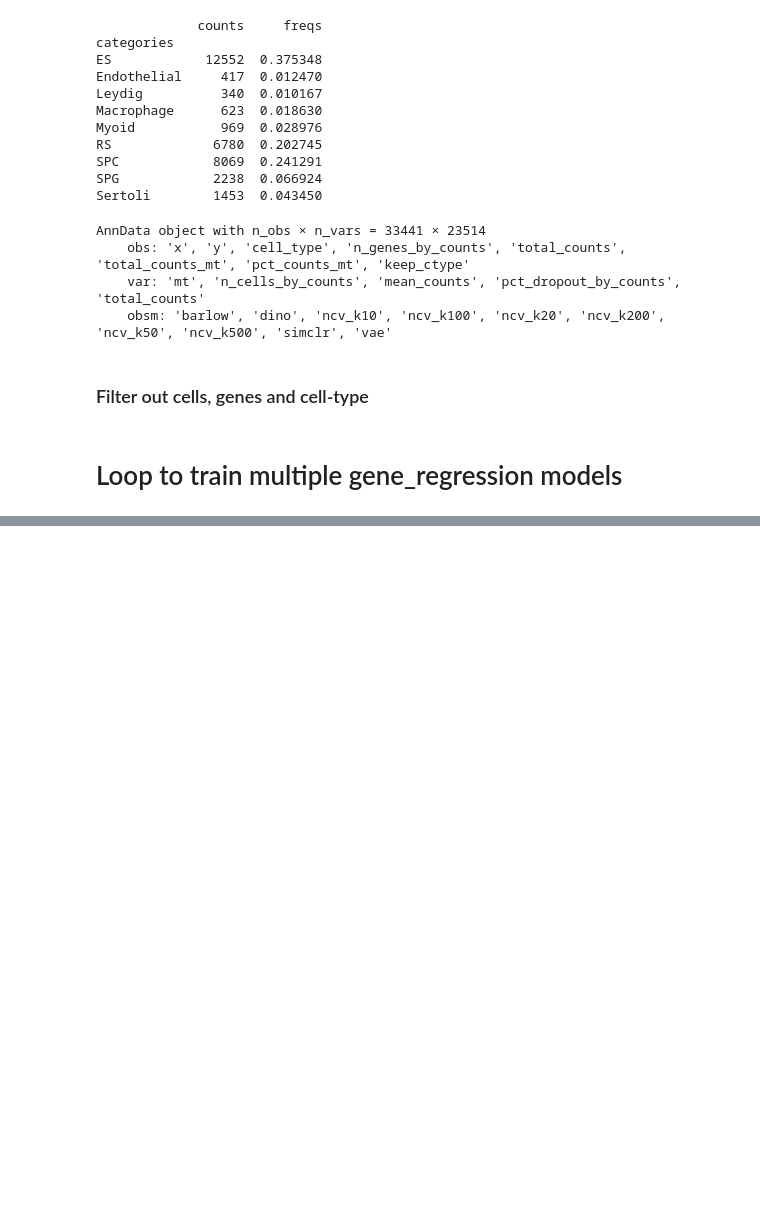
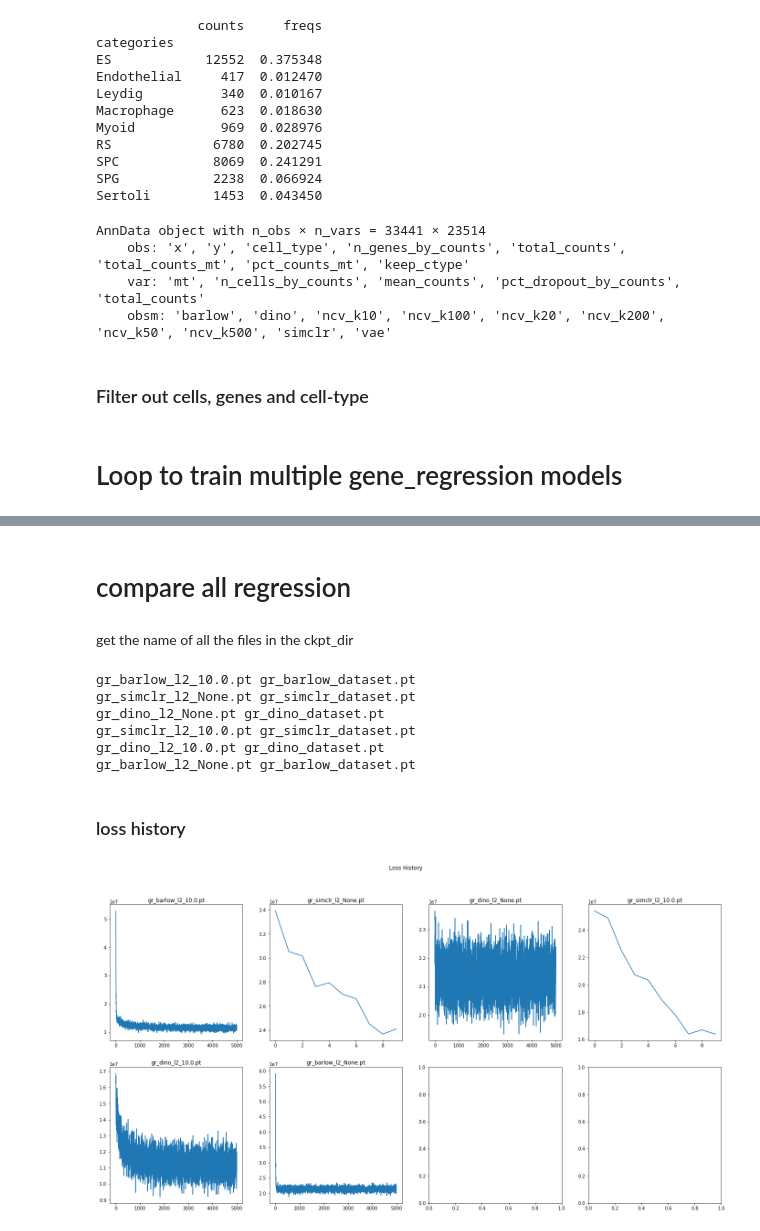
Before and after one commit to broadinstitute/tissue_purifier, a Jupyter notebook: notebooks/notebook3_all.ipynb, the cells around one changed output, grey strips where cells are left out. Saved outputs shown, nothing was run; the diff lists cells and outputs as text; code cells hidden in the pictures; blank space fills up the shorter version.

```diff
--- a/notebooks/notebook3_all.ipynb
+++ b/notebooks/notebook3_all.ipynb
@@ -294,0 +221,41 @@ I don't like the fact that epsilon is clustered by cell_type. Is it because the
+# %% [markdown]
+# compare all regression
+# %% [markdown]
+get the name of all the files in the ckpt_dir
+# %%
+ckpt_list = []
+for f in os.listdir(gr_ckpt_dir):
+    if not f.endswith("no_covariate.pt") and not f.endswith("dataset.pt"):
+        ckpt_list.append(f)
+# %%
+dataset_list = []
+for ckpt in ckpt_list:
+    tmp = ckpt.split("_")
+    dataset_file = tmp[0]+"_"+tmp[1]+"_dataset.pt"
+    dataset_list.append(dataset_file)
+    print(ckpt, dataset_file)
+# %% [output]
+gr_barlow_l2_10.0.pt gr_barlow_dataset.pt
+gr_simclr_l2_None.pt gr_simclr_dataset.pt
+gr_dino_l2_None.pt gr_dino_dataset.pt
+gr_simclr_l2_10.0.pt gr_simclr_dataset.pt
+gr_dino_l2_10.0.pt gr_dino_dataset.pt
+gr_barlow_l2_None.pt gr_barlow_dataset.pt
+# %% [markdown]
+### loss history
+# %%
+nmax = len(ckpt_list)
+ncols = 4
+nrows = int(numpy.ceil(float(nmax)/ncols))
+
+fig, axes = plt.subplots(ncols=ncols, nrows=nrows, figsize=(6*ncols, 6*nrows))
+fig.suptitle("Loss History")
+
+for n, ckpt_file in enumerate(ckpt_list):
+    r,c = n//ncols, n%ncols
+    ax_cur = axes[r,c]
+    gr.load_ckpt(os.path.join(gr_ckpt_dir, ckpt_file))
+    gr.show_loss(ax=ax_cur, logy=False, logx=False)
+    _ = ax_cur.set_title(ckpt_file)
+# %% [output]
+[figure, added]
```
Also changed, not shown: parts of 15 cells of this notebook, 2 other files.
